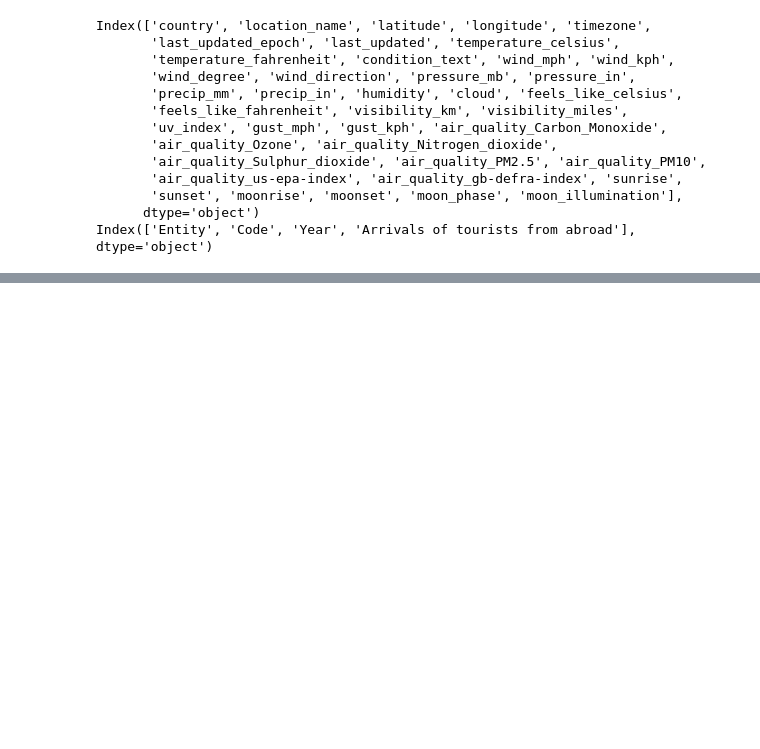
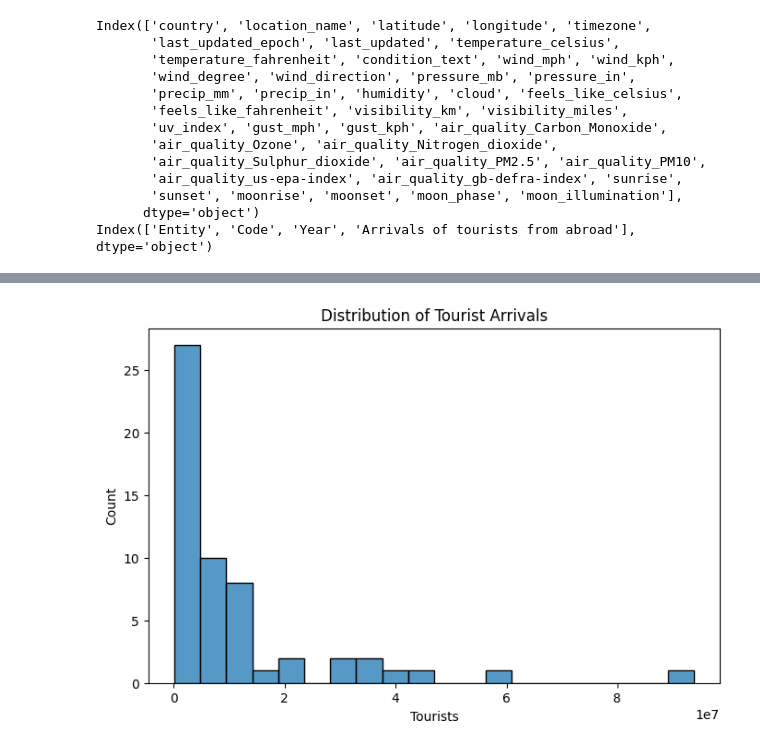
Before and after one commit to 2005yoheiUBC/tourist-demand-prediction, a Jupyter notebook: notebooks/travel_analysis.ipynb, the cells around one changed output, grey strips where cells are left out. Saved outputs shown, nothing was run; the diff lists cells and outputs as text; code cells hidden in the pictures; blank space fills up the shorter version.

```diff
--- a/notebooks/travel_analysis.ipynb
+++ b/notebooks/travel_analysis.ipynb
@@ -70,0 +216,12 @@ Index(['Entity', 'Code', 'Year', 'Arrivals of tourists from abroad'], dtype='obj
+# %%
+#Ditribution of tourists
+import seaborn as sns
+import matplotlib.pyplot as plt
+
+plt.figure(figsize=(8,5))
+sns.histplot(df["tourists"], bins=20)
+plt.title("Distribution of Tourist Arrivals")
+plt.xlabel("Tourists")
+plt.show()
+# %% [output]
+[figure, added]
```
Also changed, not shown: parts of 32 cells of this notebook, 1 other file.
